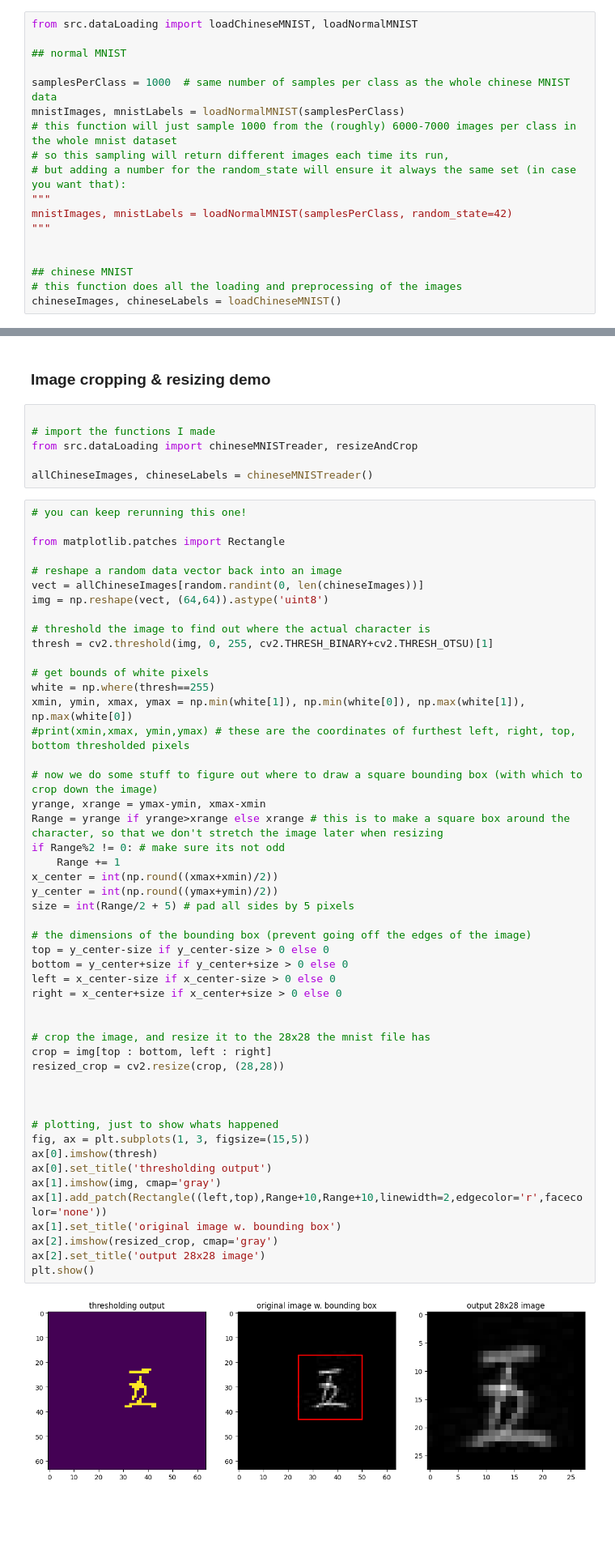
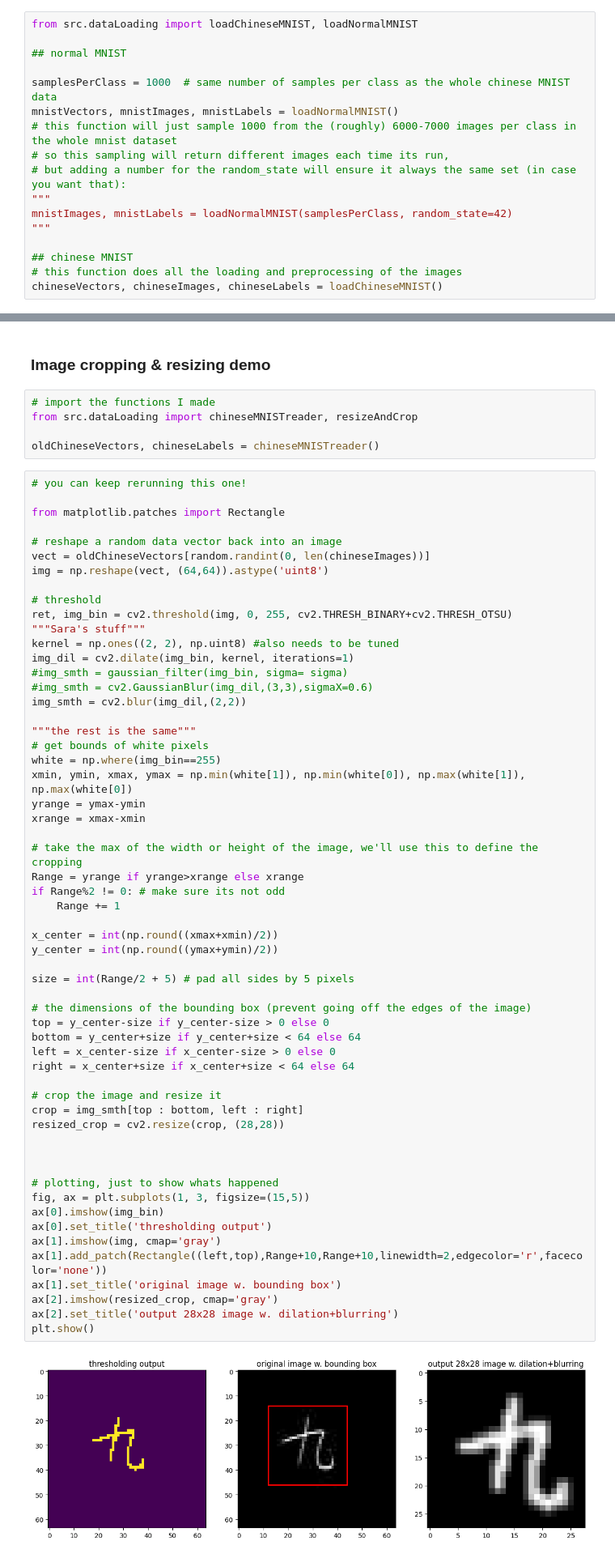
Before and after one commit to ericbrouwer0/MachineLearning-2022, a Jupyter notebook: image_processing.ipynb, the cells around one changed output, grey strips where cells are left out. Shown at 81% size. Saved outputs shown, nothing was run; the diff lists cells and outputs as text; blank space fills up the shorter version.

Commit message:
load image dataset Vectors, Images AND Labels

```diff
--- a/image_processing.ipynb
+++ b/image_processing.ipynb
@@ -26,7 +26,7 @@ from src.dataLoading import loadChineseMNIST, loadNormalMNIST
 ## normal MNIST
 
 samplesPerClass = 1000  # same number of samples per class as the whole chinese MNIST data
-mnistImages, mnistLabels = loadNormalMNIST(samplesPerClass)
+mnistVectors, mnistImages, mnistLabels = loadNormalMNIST()
 # this function will just sample 1000 from the (roughly) 6000-7000 images per class in the whole mnist dataset
 # so this sampling will return different images each time its run,
 # but adding a number for the random_state will ensure it always the same set (in case you want that):
@@ -34,7 +34,6 @@ mnistImages, mnistLabels = loadNormalMNIST(samplesPerClass)
 mnistImages, mnistLabels = loadNormalMNIST(samplesPerClass, random_state=42)
 """
 
-
 ## chinese MNIST
 # this function does all the loading and preprocessing of the images
-chineseImages, chineseLabels = loadChineseMNIST()
+chineseVectors, chineseImages, chineseLabels = loadChineseMNIST()
@@ -80,62 +66,69 @@ Everything below this is just to show how the data loading and processing works
 # %% [markdown]
 ### Image cropping & resizing demo
 # %%
-
 # import the functions I made
 from src.dataLoading import chineseMNISTreader, resizeAndCrop
 
-allChineseImages, chineseLabels = chineseMNISTreader()
+oldChineseVectors, chineseLabels = chineseMNISTreader()
 # %%
 # you can keep rerunning this one!
 
 from matplotlib.patches import Rectangle
 
 # reshape a random data vector back into an image
-vect = allChineseImages[random.randint(0, len(chineseImages))]
+vect = oldChineseVectors[random.randint(0, len(chineseImages))]
 img = np.reshape(vect, (64,64)).astype('uint8')
 
-# threshold the image to find out where the actual character is
-thresh = cv2.threshold(img, 0, 255, cv2.THRESH_BINARY+cv2.THRESH_OTSU)[1]
+# threshold
+ret, img_bin = cv2.threshold(img, 0, 255, cv2.THRESH_BINARY+cv2.THRESH_OTSU)
+"""Sara's stuff"""
+kernel = np.ones((2, 2), np.uint8) #also needs to be tuned
+img_dil = cv2.dilate(img_bin, kernel, iterations=1)
+#img_smth = gaussian_filter(img_bin, sigma= sigma)
+#img_smth = cv2.GaussianBlur(img_dil,(3,3),sigmaX=0.6)
+img_smth = cv2.blur(img_dil,(2,2))
 
+"""the rest is the same"""
 # get bounds of white pixels
-white = np.where(thresh==255)
+white = np.where(img_bin==255)
 xmin, ymin, xmax, ymax = np.min(white[1]), np.min(white[0]), np.max(white[1]), np.max(white[0])
-#print(xmin,xmax, ymin,ymax) # these are the coordinates of furthest left, right, top, bottom thresholded pixels
+yrange = ymax-ymin
+xrange = xmax-xmin
 
-# now we do some stuff to figure out where to draw a square bounding box (with which to crop down the image)
-yrange, xrange = ymax-ymin, xmax-xmin
-Range = yrange if yrange>xrange else xrange # this is to make a square box around the character, so that we don't stretch the image later when resizing
+# take the max of the width or height of the image, we'll use this to define the cropping
+Range = yrange if yrange>xrange else xrange
 if Range%2 != 0: # make sure its not odd
     Range += 1
+
 x_center = int(np.round((xmax+xmin)/2))
 y_center = int(np.round((ymax+ymin)/2))
+
 size = int(Range/2 + 5) # pad all sides by 5 pixels
 
 # the dimensions of the bounding box (prevent going off the edges of the image)
 top = y_center-size if y_center-size > 0 else 0
-bottom = y_center+size if y_center+size > 0 else 0
+bottom = y_center+size if y_center+size < 64 else 64
 left = x_center-size if x_center-size > 0 else 0
-right = x_center+size if x_center+size > 0 else 0
+right = x_center+size if x_center+size < 64 else 64
 
-
-# crop the image, and resize it to the 28x28 the mnist file has
-crop = img[top : bottom, left : right]
+# crop the image and resize it
+crop = img_smth[top : bottom, left : right]
 resized_crop = cv2.resize(crop, (28,28))
 
 
 
 # plotting, just to show whats happened
 fig, ax = plt.subplots(1, 3, figsize=(15,5))
-ax[0].imshow(thresh)
+ax[0].imshow(img_bin)
 ax[0].set_title('thresholding output')
 ax[1].imshow(img, cmap='gray')
 ax[1].add_patch(Rectangle((left,top),Range+10,Range+10,linewidth=2,edgecolor='r',facecolor='none'))
 ax[1].set_title('original image w. bounding box')
 ax[2].imshow(resized_crop, cmap='gray')
-ax[2].set_title('output 28x28 image')
+ax[2].set_title('output 28x28 image w. dilation+blurring')
 plt.show()
 # %% [output]
-[figure, old version]
+[figure, new version]
 # %% [markdown]
 ### Examples
 Here I just sample 100 images of the original (chinese MNIST) dataset and show the results of the image processing code
```
Also changed, not shown: parts of 6 cells of this notebook, 1 other file.
